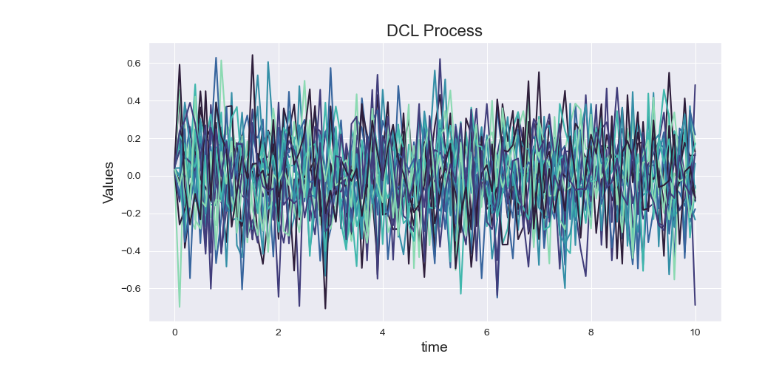
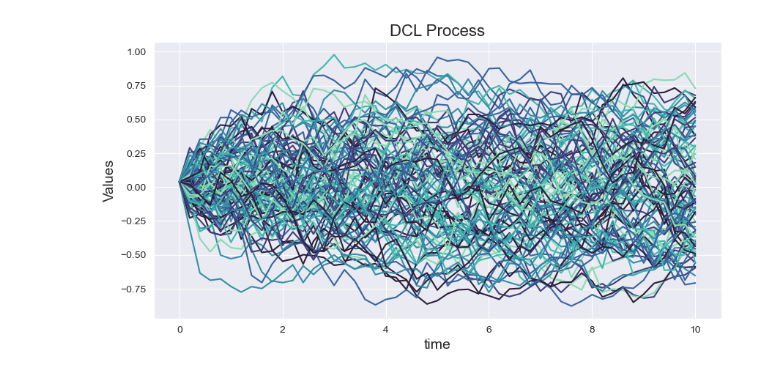
Before and after one commit to kirillzx/Generalized-Bates-model-draft, a Jupyter notebook: Calibrations/DCL process.ipynb, the cells around one changed output. Saved outputs shown, nothing was run; the diff lists cells and outputs as text; code cells hidden in the pictures.

```diff
--- a/Calibrations/DCL process.ipynb
+++ b/Calibrations/DCL process.ipynb
@@ -32,29 +32,29 @@ def dclProcess(NumberPaths, N, T, x0, theta, delta):
 
     for i in range(0, N):
 
-        X[:,i+1] = -1/theta * X[:,i] * dt + np.sqrt((1 - (X[:, i])**2)/(theta * (delta + 1))) * np.sqrt(dt) * Z1[:,i]
+        X[:,i+1] = X[:, i] - 1/theta * X[:,i] * dt + np.sqrt((1 - (X[:, i])**2)/(theta * (delta + 1))) * np.sqrt(dt) * Z1[:,i]
 
         if (X[:,i+1] > 1).any():
             X[np.where(X[:,i+1] > 1)[0], i+1] = 1
 
         if (X[:,i+1] < -1).any():
-            X[np.where(X[:,i+1] < 1)[0], i+1] = -1
+            X[np.where(X[:,i+1] < -1)[0], i+1] = -1
 
         time[i+1] = time[i] + dt
 
     return time, X
 # %%
-time, dclpaths = dclProcess(100, 100, 10, 0.04, 1, 1)
+time, dclpaths = dclProcess(100, 50, 10, 0.04, 5, 2)
 # %%
 plt.subplots(figsize=(10, 5), dpi=100)
 
-for i in range(20):
+for i in range(100):
     plt.plot(time, dclpaths[i], label='DCL')
 
     plt.title('DCL Process', fontsize=16)
     plt.xlabel('time', fontsize=14)
     plt.ylabel('Values', fontsize=14)
 #     plt.legend()
 plt.show()
 # %% [output]
-[figure, old version]
+[figure, new version]
```
